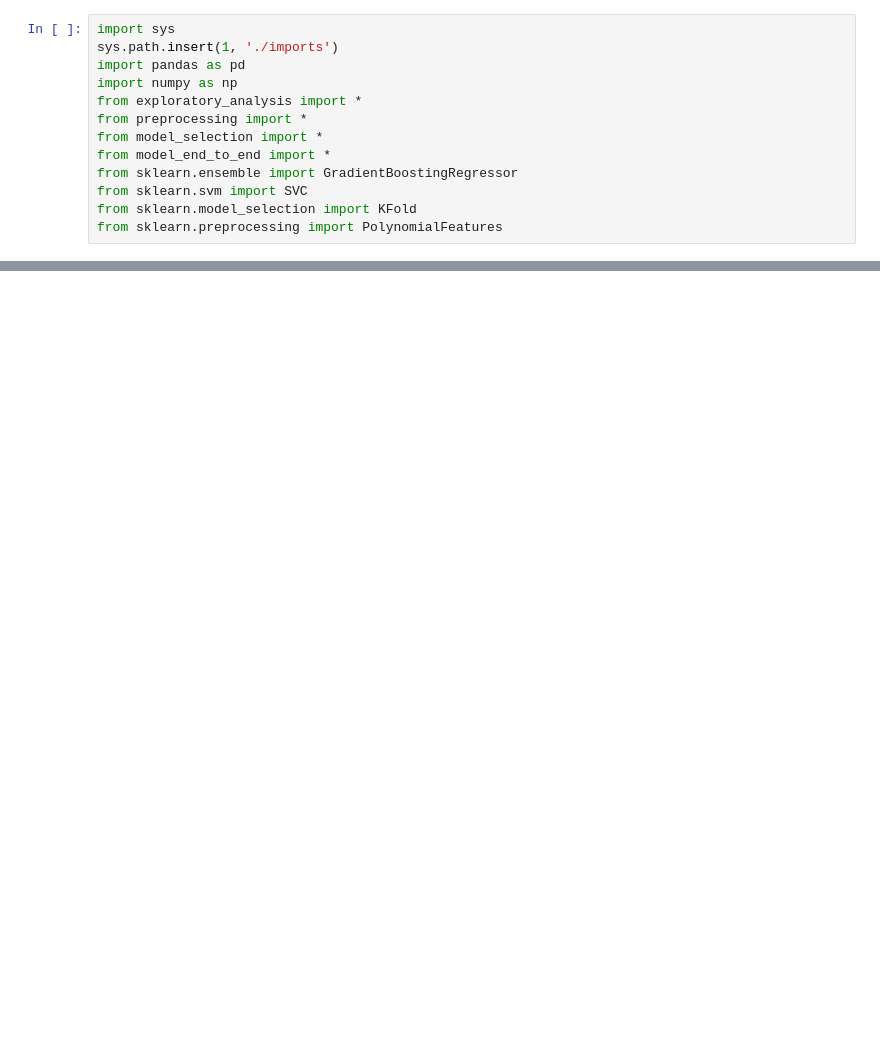
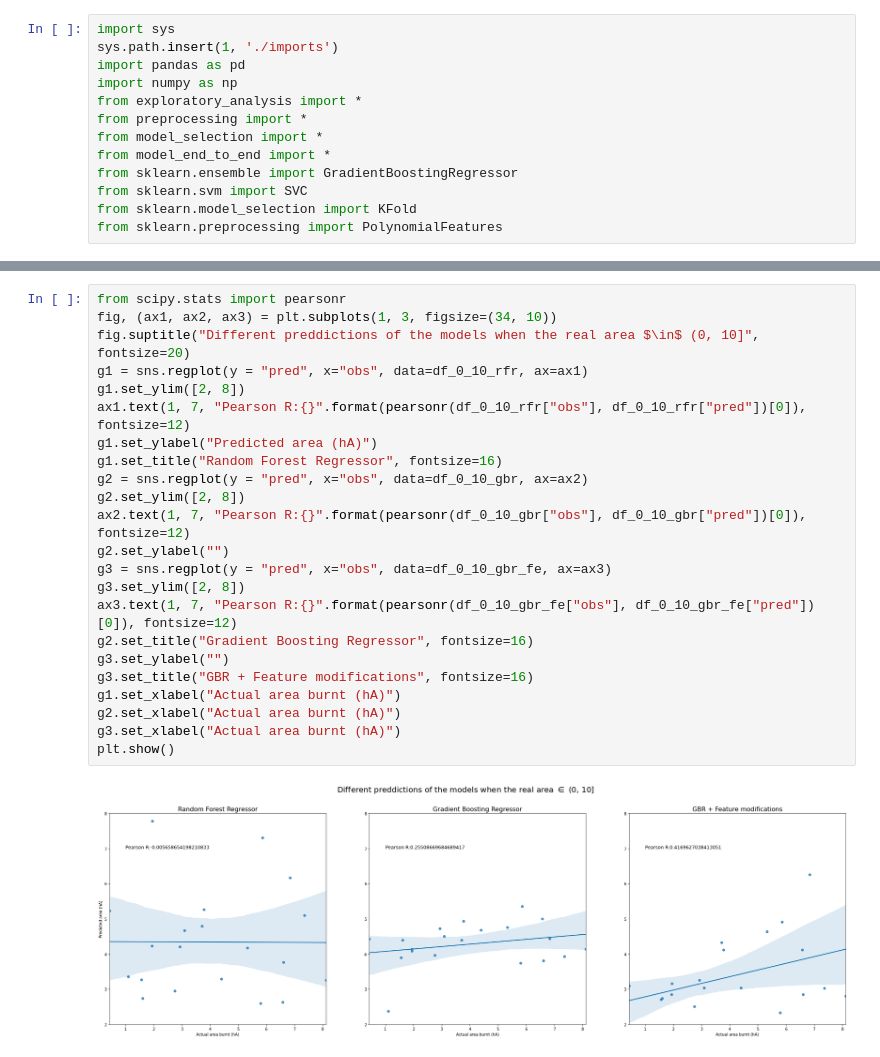
Before and after one commit to alonsocampana/fire-montesinho, a Jupyter notebook: whole_model.ipynb, the cells around one changed output, grey strips where cells are left out. Saved outputs shown, nothing was run; the diff lists cells and outputs as text; blank space fills up the shorter version.

```diff
--- a/whole_model.ipynb
+++ b/whole_model.ipynb
@@ -131,0 +147,25 @@ montesinho_rfr.evaluate()
+# %%
+from scipy.stats import pearsonr
+fig, (ax1, ax2, ax3) = plt.subplots(1, 3, figsize=(34, 10))
+fig.suptitle("Different preddictions of the models when the real area $\in$ (0, 10]", fontsize=20)
+g1 = sns.regplot(y = "pred", x="obs", data=df_0_10_rfr, ax=ax1)
+g1.set_ylim([2, 8])
+ax1.text(1, 7, "Pearson R:{}".format(pearsonr(df_0_10_rfr["obs"], df_0_10_rfr["pred"])[0]), fontsize=12)
+g1.set_ylabel("Predicted area (hA)")
+g1.set_title("Random Forest Regressor", fontsize=16)
+g2 = sns.regplot(y = "pred", x="obs", data=df_0_10_gbr, ax=ax2)
+g2.set_ylim([2, 8])
+ax2.text(1, 7, "Pearson R:{}".format(pearsonr(df_0_10_gbr["obs"], df_0_10_gbr["pred"])[0]), fontsize=12)
+g2.set_ylabel("")
+g3 = sns.regplot(y = "pred", x="obs", data=df_0_10_gbr_fe, ax=ax3)
+g3.set_ylim([2, 8])
+ax3.text(1, 7, "Pearson R:{}".format(pearsonr(df_0_10_gbr_fe["obs"], df_0_10_gbr_fe["pred"])[0]), fontsize=12)
+g2.set_title("Gradient Boosting Regressor", fontsize=16)
+g3.set_ylabel("")
+g3.set_title("GBR + Feature modifications", fontsize=16)
+g1.set_xlabel("Actual area burnt (hA)")
+g2.set_xlabel("Actual area burnt (hA)")
+g3.set_xlabel("Actual area burnt (hA)")
+plt.show()
+# %% [output]
+[figure, added]
```
Also changed, not shown: parts of 27 cells of this notebook, 5 other files.
